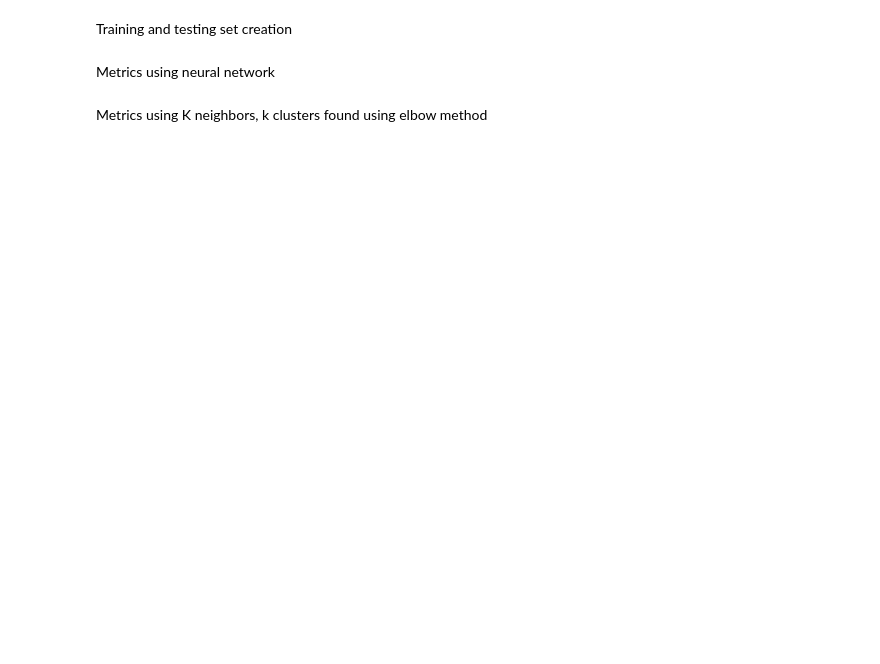
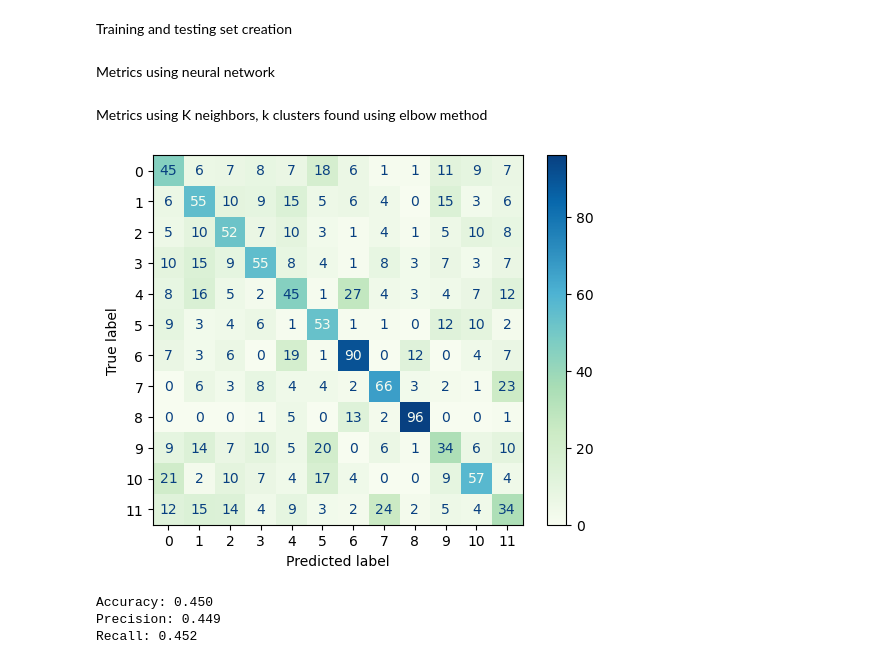
Before and after one commit to Rich-Hoepfinger/CS4641-Project, a Jupyter notebook: model/Metrics.ipynb, the cells around one changed output. Drawn from its saved outputs; the diff is of its cells as text; code cells hidden in the pictures; blank space fills up the shorter version.

```diff
--- a/model/Metrics.ipynb
+++ b/model/Metrics.ipynb
@@ -8,6 +8,8 @@ from sklearn import model_selection
 from sklearn import neural_network
 from sklearn import metrics
 from sklearn import neighbors
+from sklearn import tree
+from sklearn import svm
 from sklearn.preprocessing import StandardScaler
 from matplotlib import pyplot as plt
 
@@ -16,7 +18,7 @@ from matplotlib import pyplot as plt
 #data = pandas.read_csv('dupremoved_trackdata.csv')
 #data = pandas.read_csv('softmax_normalised_trackdata.csv')
 #data = pandas.read_csv('zscore_normalised_trackdata.csv')
-#data = pandas.read_csv('collinearity_removed.csv')
+data = pandas.read_csv('collinearity_removed.csv')
 #data = pandas.read_csv('dbscanned_trackdata.csv')
 
 data.info()
@@ -26,7 +49,7 @@ Training and testing set creation
 # %%
 #uncomment the first X if using anything that isn't collinearity_removed.csv
 #X = data.drop(["name", "artist", "album", "duration_ms", "id", "genre"], axis=1)
-#X = data.drop("genre", axis=1)
+X = data.drop("genre", axis=1)
 y = preprocessing.LabelEncoder().fit_transform(data["genre"])
 # %% [markdown]
 Metrics using neural network
@@ -75,0 +101,20 @@ print(genreMap)
+# %%
+X_train, X_test, y_train, y_test = model_selection.train_test_split(X, y, test_size=0.25)
+scaler = StandardScaler()
+scaler.fit(X_train)
+X_train = scaler.transform(X_train)
+X_test = scaler.transform(X_test)
+model = tree.DecisionTreeClassifier(criterion = 'entropy', splitter = 'best').fit(X_train, y_train)
+
+
+yPredicted = model.predict(X_test)
+metrics.plot_confusion_matrix(model, X_test, y_test, cmap='GnBu')
+plt.show()
+print('Accuracy: %.3f' % metrics.accuracy_score(y_test, yPredicted))
+print('Precision: %.3f' % metrics.precision_score(y_test, yPredicted, average="macro"))
+print('Recall: %.3f' % metrics.recall_score(y_test, yPredicted, average="macro"))
+# %% [output]
+[figure, added]
+Accuracy: 0.450
+Precision: 0.449
+Recall: 0.452
```
Also changed, not shown: parts of 3 cells of this notebook, 2 other files.
